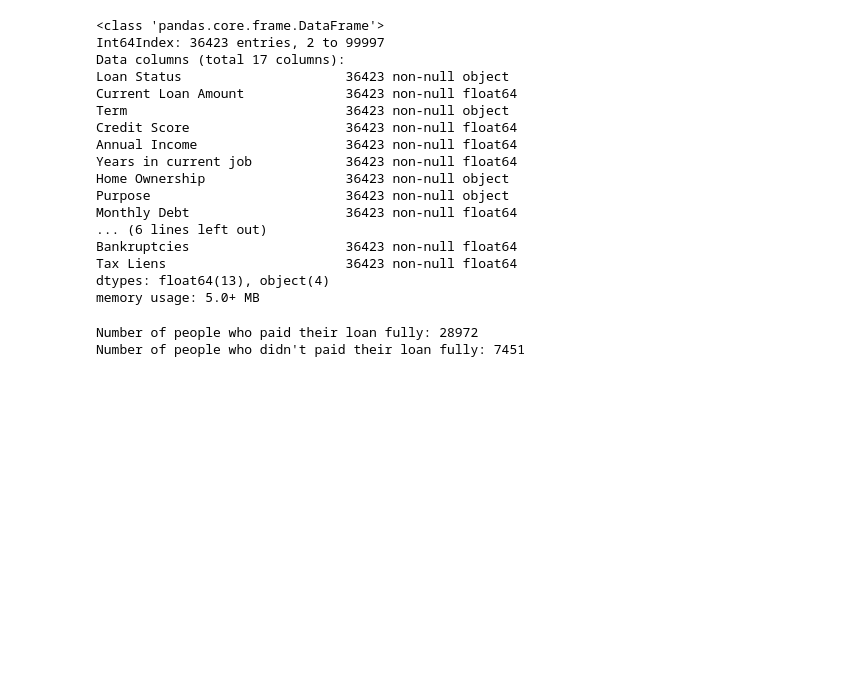
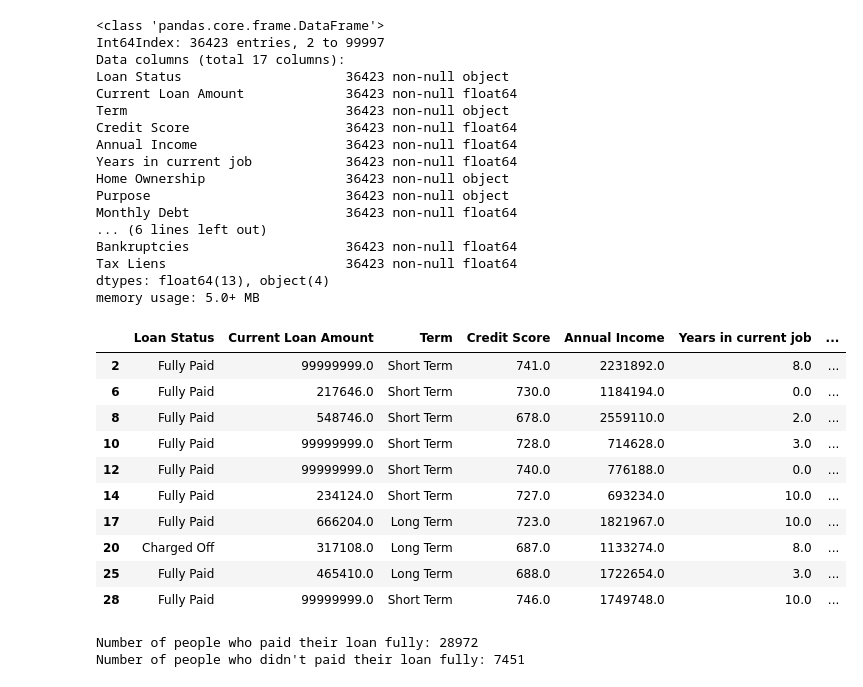
Before and after one commit to tschaefermedia/DataMining-I-TeamProject, a Jupyter notebook: preprocessing.ipynb, the cells around one changed output. Drawn from its saved outputs; the diff is of its cells as text; code cells hidden in the pictures; blank space fills up the shorter version.

```diff
--- a/preprocessing.ipynb
+++ b/preprocessing.ipynb
@@ -98,6 +107,20 @@ df.head(20)
 
 df_paid = df[df['Loan Status'] == 'Fully Paid']
 df_non_paid = df[df['Loan Status'] == 'Charged Off']
+# %%
+df.head(10)
+# %% [output]
+|  | Loan Status | Current Loan Amount | Term | Credit Score | Annual Income | Years in current job | ... |
+| 2 | Fully Paid | 99999999.0 | Short Term | 741.0 | 2231892.0 | 8.0 | ... |
+| 6 | Fully Paid | 217646.0 | Short Term | 730.0 | 1184194.0 | 0.0 | ... |
+| 8 | Fully Paid | 548746.0 | Short Term | 678.0 | 2559110.0 | 2.0 | ... |
+| 10 | Fully Paid | 99999999.0 | Short Term | 728.0 | 714628.0 | 3.0 | ... |
+| 12 | Fully Paid | 99999999.0 | Short Term | 740.0 | 776188.0 | 0.0 | ... |
+| 14 | Fully Paid | 234124.0 | Short Term | 727.0 | 693234.0 | 10.0 | ... |
+| 17 | Fully Paid | 666204.0 | Long Term | 723.0 | 1821967.0 | 10.0 | ... |
+| 20 | Charged Off | 317108.0 | Long Term | 687.0 | 1133274.0 | 8.0 | ... |
+| 25 | Fully Paid | 465410.0 | Long Term | 688.0 | 1722654.0 | 3.0 | ... |
+| 28 | Fully Paid | 99999999.0 | Short Term | 746.0 | 1749748.0 | 10.0 | ... |
 # %%
 print("Number of people who paid their loan fully: {}".format(df_paid.shape[0]))
 print("Number of people who didn't paid their loan fully: {}".format(df_non_paid.shape[0]))
```
Also changed, not shown: parts of 6 cells of this notebook, 2 other files.
